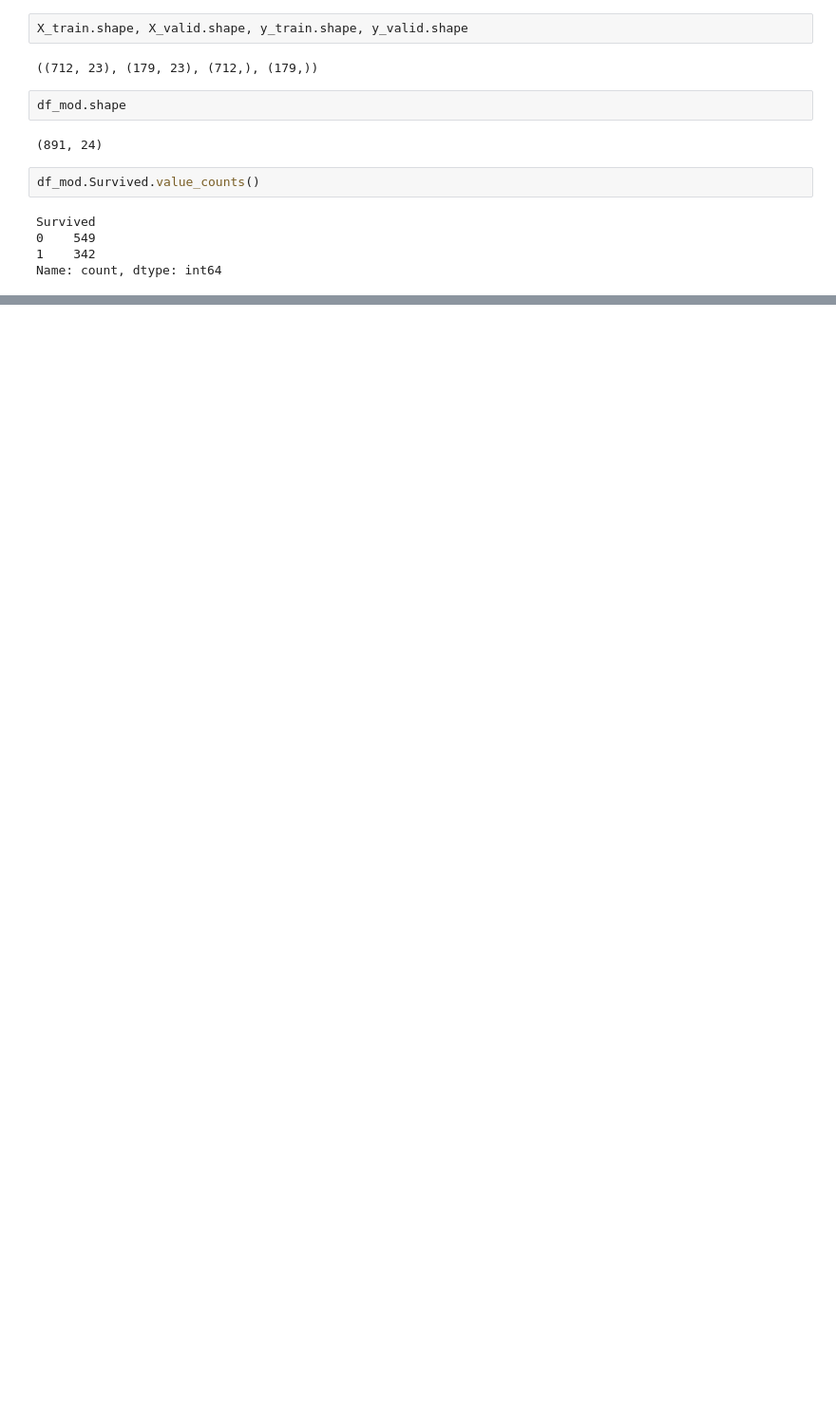
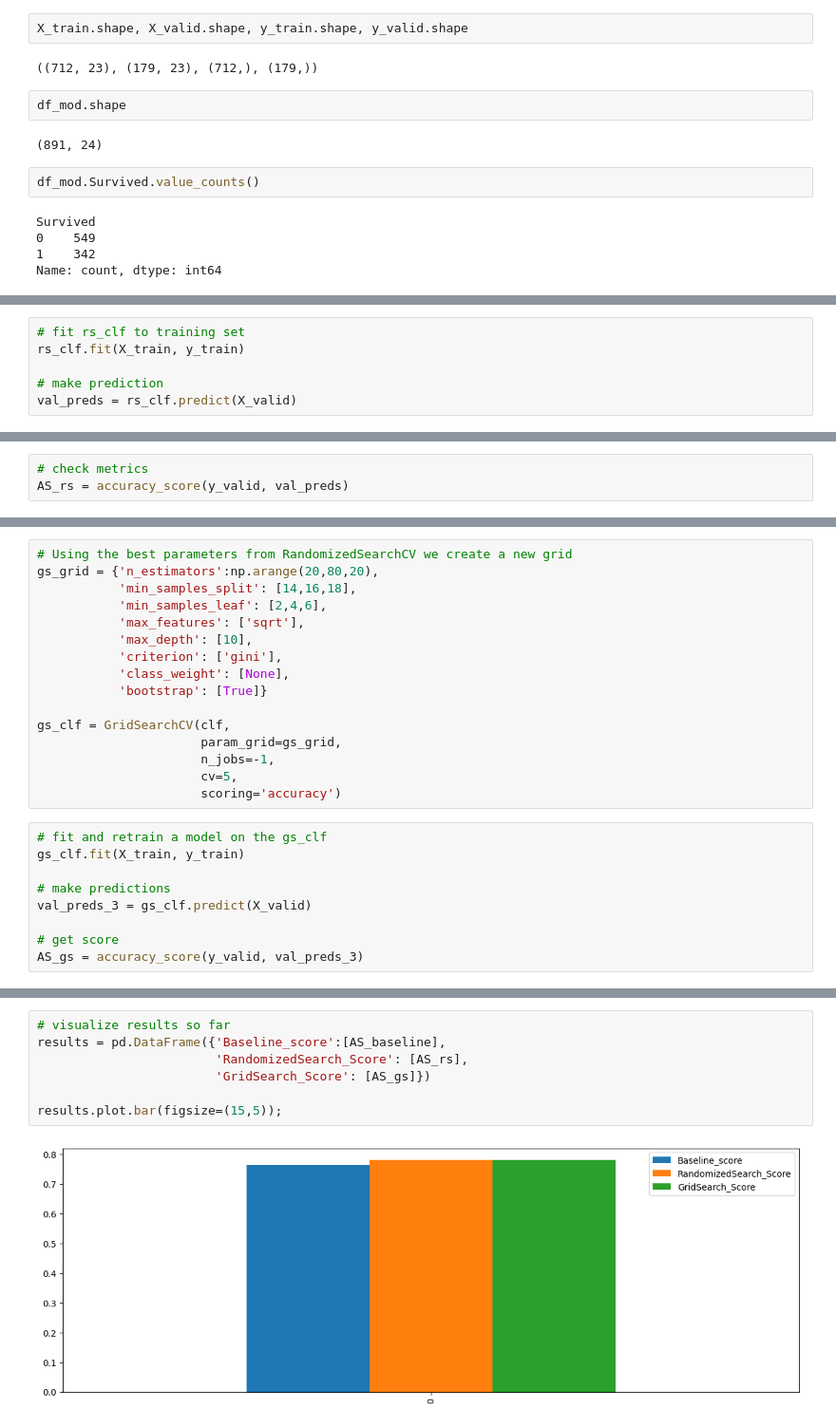
Before and after one commit to PrinssAlex/Predictive-Model-Titanic-Survival, a Jupyter notebook: workspace.ipynb, the cells around one changed output, grey strips where cells are left out. Shown at 95% size. Drawn from its saved outputs; the diff is of its cells as text; blank space fills up the shorter version.

Commit message:
Hyper-parameter tuning with RS and GS completed

```diff
--- a/workspace.ipynb
+++ b/workspace.ipynb
@@ -663,0 +696,6 @@ acc_score
+# %%
+# fit rs_clf to training set
+rs_clf.fit(X_train, y_train)
+
+# make prediction
+val_preds = rs_clf.predict(X_valid)
@@ -663,0 +704,3 @@ acc_score
+# %%
+# check metrics
+AS_rs = accuracy_score(y_valid, val_preds)
@@ -663,0 +766,25 @@ acc_score
+# %%
+# Using the best parameters from RandomizedSearchCV we create a new grid
+gs_grid = {'n_estimators':np.arange(20,80,20),
+           'min_samples_split': [14,16,18],
+           'min_samples_leaf': [2,4,6],
+           'max_features': ['sqrt'],
+           'max_depth': [10],
+           'criterion': ['gini'],
+           'class_weight': [None],
+           'bootstrap': [True]}
+
+gs_clf = GridSearchCV(clf,
+                      param_grid=gs_grid,
+                      n_jobs=-1,
+                      cv=5,
+                      scoring='accuracy')
+# %%
+# fit and retrain a model on the gs_clf
+gs_clf.fit(X_train, y_train)
+
+# make predictions
+val_preds_3 = gs_clf.predict(X_valid)
+
+# get score
+AS_gs = accuracy_score(y_valid, val_preds_3)
@@ -663,0 +796,9 @@ acc_score
+# %%
+# visualize results so far
+results = pd.DataFrame({'Baseline_score':[AS_baseline],
+                        'RandomizedSearch_Score': [AS_rs],
+                        'GridSearch_Score': [AS_gs]})
+
+results.plot.bar(figsize=(15,5));
+# %% [output]
+[figure, added]
```
Also changed, not shown: parts of 21 cells of this notebook.
